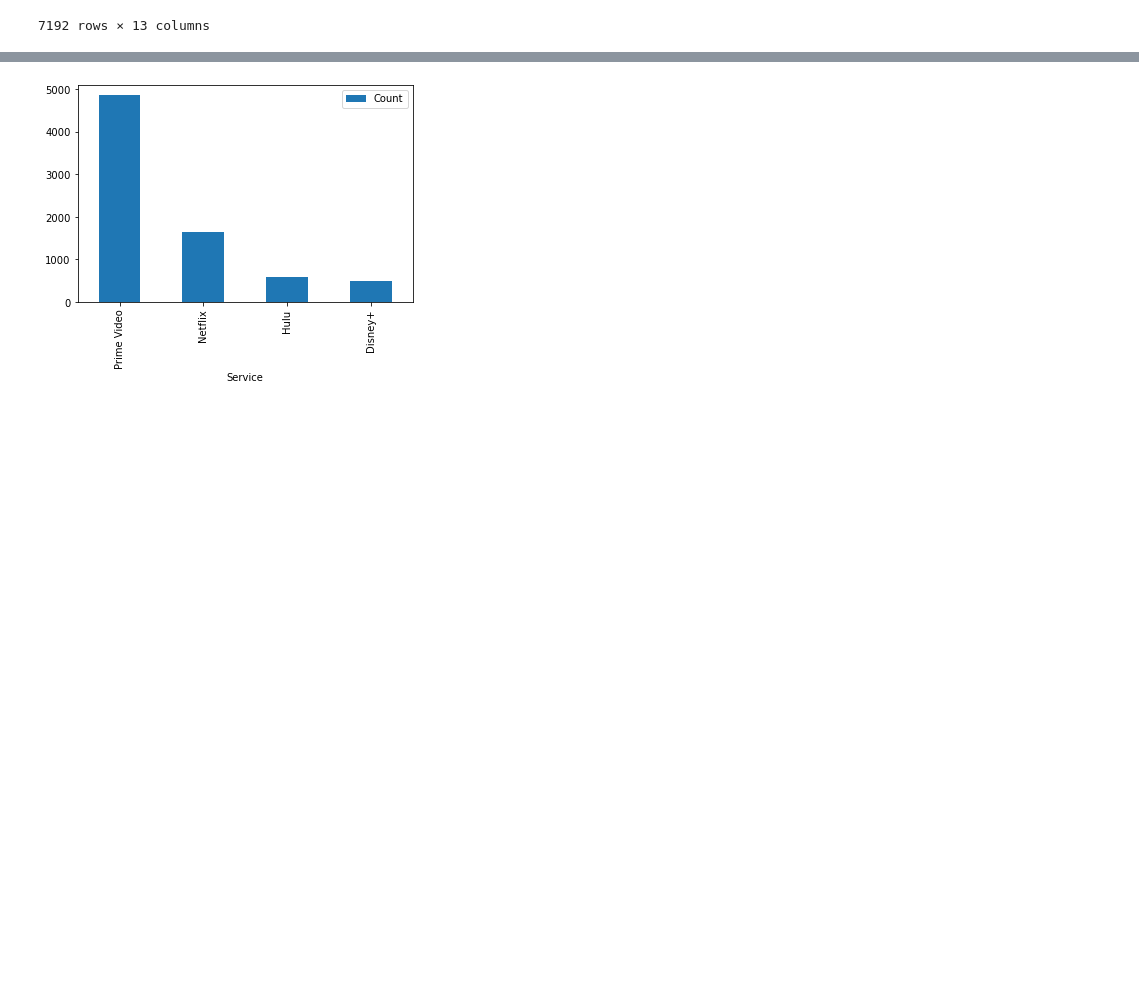
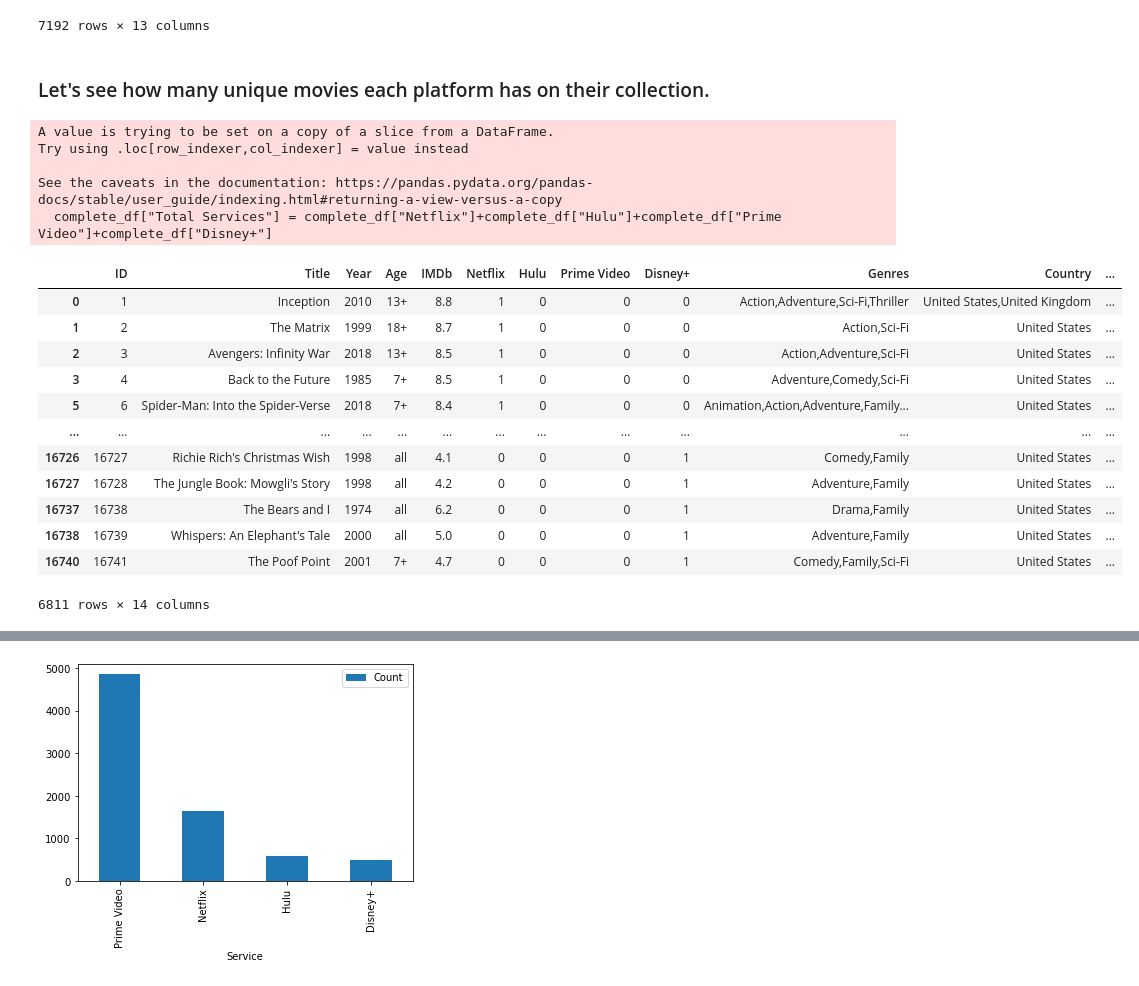
Before and after one commit to RoLDT/project-one-nesfils, a Jupyter notebook: Rodrigo.ipynb, the cells around one changed output, grey strips where cells are left out. Saved outputs shown, nothing was run; the diff lists cells and outputs as text; code cells hidden in the pictures; blank space fills up the shorter version.

```diff
--- a/Rodrigo.ipynb
+++ b/Rodrigo.ipynb
@@ -50,3 +50,30 @@ complete_df
 | 16738 | 16739 | Whispers: An Elephant's Tale | 2000 | all | 5.0 | 0 | 0 | 0 | 1 | Adventure,Family | United States | ... |
 | 16740 | 16741 | The Poof Point | 2001 | 7+ | 4.7 | 0 | 0 | 0 | 1 | Comedy,Family,Sci-Fi | United States | ... |
 7192 rows × 13 columns
+# %% [markdown]
+### Let's see how many unique movies each platform has on their collection.
+# %%
+complete_df["Total Services"] = complete_df["Netflix"]+complete_df["Hulu"]+complete_df["Prime Video"]+complete_df["Disney+"]
+
+
+unique_movies_df = complete_df[complete_df["Total Services"]<2]
+unique_movies_df
+# %% [output]
+A value is trying to be set on a copy of a slice from a DataFrame.
+Try using .loc[row_indexer,col_indexer] = value instead
+
+See the caveats in the documentation: https://pandas.pydata.org/pandas-docs/stable/user_guide/indexing.html#returning-a-view-versus-a-copy
+  complete_df["Total Services"] = complete_df["Netflix"]+complete_df["Hulu"]+complete_df["Prime Video"]+complete_df["Disney+"]
+|  | ID | Title | Year | Age | IMDb | Netflix | Hulu | Prime Video | Disney+ | Genres | Country | ... |
+| 0 | 1 | Inception | 2010 | 13+ | 8.8 | 1 | 0 | 0 | 0 | Action,Adventure,Sci-Fi,Thriller | United States,United Kingdom | ... |
+| 1 | 2 | The Matrix | 1999 | 18+ | 8.7 | 1 | 0 | 0 | 0 | Action,Sci-Fi | United States | ... |
+| 2 | 3 | Avengers: Infinity War | 2018 | 13+ | 8.5 | 1 | 0 | 0 | 0 | Action,Adventure,Sci-Fi | United States | ... |
+| 3 | 4 | Back to the Future | 1985 | 7+ | 8.5 | 1 | 0 | 0 | 0 | Adventure,Comedy,Sci-Fi | United States | ... |
+| 5 | 6 | Spider-Man: Into the Spider-Verse | 2018 | 7+ | 8.4 | 1 | 0 | 0 | 0 | Animation,Action,Adventure,Family... | United States | ... |
+| ... | ... | ... | ... | ... | ... | ... | ... | ... | ... | ... | ... | ... |
+| 16726 | 16727 | Richie Rich's Christmas Wish | 1998 | all | 4.1 | 0 | 0 | 0 | 1 | Comedy,Family | United States | ... |
+| 16727 | 16728 | The Jungle Book: Mowgli's Story | 1998 | all | 4.2 | 0 | 0 | 0 | 1 | Adventure,Family | United States | ... |
+| 16737 | 16738 | The Bears and I | 1974 | all | 6.2 | 0 | 0 | 0 | 1 | Drama,Family | United States | ... |
+| 16738 | 16739 | Whispers: An Elephant's Tale | 2000 | all | 5.0 | 0 | 0 | 0 | 1 | Adventure,Family | United States | ... |
+| 16740 | 16741 | The Poof Point | 2001 | 7+ | 4.7 | 0 | 0 | 0 | 1 | Comedy,Family,Sci-Fi | United States | ... |
+6811 rows × 14 columns
```
Also changed, not shown: parts of 10 cells of this notebook.
